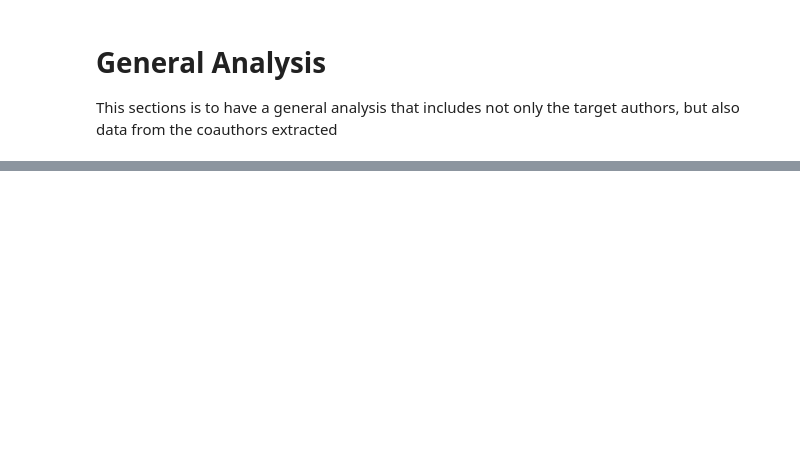
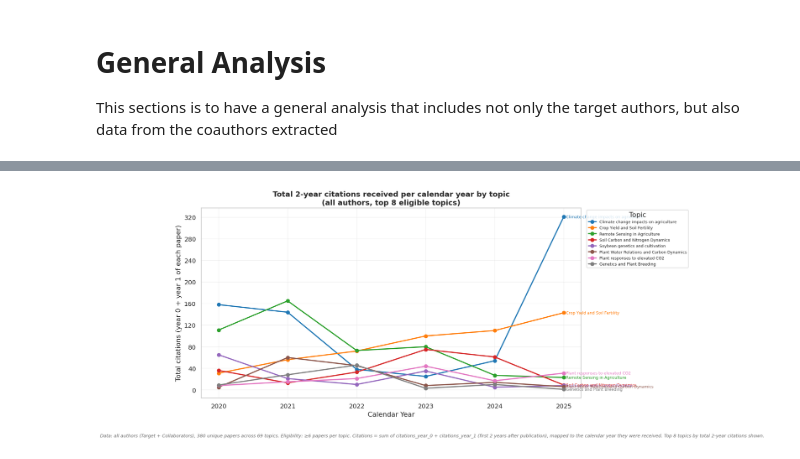
Before and after one commit to Ciampitti-Lab/PublicationAnalysis, a Jupyter notebook: books/All_Authors_analysis.ipynb, the cells around one changed output, grey strips where cells are left out. Drawn from its saved outputs; the diff is of its cells as text; code cells hidden in the pictures; blank space fills up the shorter version.

```diff
--- a/books/All_Authors_analysis.ipynb
+++ b/books/All_Authors_analysis.ipynb
@@ -107,0 +47,86 @@ plt.show()
+# %%
+# ══════════════════════════════════════════════════════════════════════════════
+# CELL 1 (all authors) — Total 2-yr citations received per calendar year by topic
+# ══════════════════════════════════════════════════════════════════════════════
+import pandas as pd, numpy as np, matplotlib.pyplot as plt, seaborn as sns
+
+ACTUAL_Y = 2025; PLOT_START = 2020; PLOT_END = 2025; TOP_N = 8
+TOPIC_COL = "primary_topic"
+
+df = filtered_all_df_corr.copy()
+df["publication_year"] = pd.to_numeric(df["publication_year"], errors="coerce").astype("Int64")
+cit_cols = [c for c in df.columns if c.startswith("citations_year_")]
+df[cit_cols] = df[cit_cols].apply(pd.to_numeric, errors="coerce")
+
+# --- Melt to long, restrict to 2-year window (offset 0 and 1) ---------------
+long = (
+    df[["article_id", "publication_year", TOPIC_COL] + cit_cols]
+    .dropna(subset=[TOPIC_COL, "publication_year"])
+    .melt(id_vars=["article_id", "publication_year", TOPIC_COL],
+          value_vars=cit_cols, var_name="cit_col", value_name="citations")
+)
+long["offset"]        = long["cit_col"].str.extract(r"(\d+)$").astype(int)
+long["calendar_year"] = long["publication_year"].astype(int) + long["offset"]
+long["citations"]     = long["citations"].fillna(0)
+
+# Keep only the 2-year window and the plot range
+long = long[long["offset"].isin([0, 1])]
+long = long[(long["calendar_year"] >= PLOT_START) & (long["calendar_year"] <= PLOT_END)]
+
+# --- Eligibility: topics with >= floor(mean)+1 unique papers -----------------
+paper_counts = df.dropna(subset=[TOPIC_COL]).groupby(TOPIC_COL)["article_id"].nunique()
+min_papers   = int(np.floor(paper_counts.mean())) + 1
+eligible     = paper_counts[paper_counts >= min_papers].index
+long         = long[long[TOPIC_COL].isin(eligible)]
+
+# --- Aggregate ---------------------------------------------------------------
+agg = long.groupby([TOPIC_COL, "calendar_year"])["citations"].sum().reset_index()
+
+top_topics = (
+    agg.groupby(TOPIC_COL)["citations"].sum()
+    .nlargest(TOP_N).index.tolist()
+)
+agg = agg[agg[TOPIC_COL].isin(top_topics)]
+
+pivot = (
+    agg.pivot(index="calendar_year", columns=TOPIC_COL, values="citations")
+    .reindex(columns=top_topics)
+    .reindex(range(PLOT_START, PLOT_END + 1))
+    .fillna(0)
+)
+
+# --- Plot --------------------------------------------------------------------
+palette     = sns.color_palette("tab10", n_colors=TOP_N)
+topic_color = dict(zip(top_topics, palette))
+
+fig, ax = plt.subplots(figsize=(13, 6))
+for topic in top_topics:
+    ax.plot(pivot.index, pivot[topic], marker="o", linewidth=2,
+            label=topic, color=topic_color[topic])
+    last_val = pivot[topic].iloc[-1]
+    ax.annotate(topic, xy=(pivot.index[-1], last_val),
+                xytext=(4, 0), textcoords="offset points",
+                fontsize=7, color=topic_color[topic], va="center")
+
+ax.set_title(f"Total 2-year citations received per calendar year by topic\n(all authors, top {TOP_N} eligible topics)",
+             fontsize=13, fontweight="bold")
+ax.set_xlabel("Calendar Year")
+ax.set_ylabel("Total citations (year 0 + year 1 of each paper)")
+ax.set_xticks(range(PLOT_START, PLOT_END + 1))
+ax.yaxis.set_major_locator(plt.MaxNLocator(integer=True))
+ax.legend(title="Topic", bbox_to_anchor=(1.01, 1), loc="upper left", fontsize=7)
+ax.grid(alpha=0.25)
+
+note = (
+    f"Data: all authors (Target + Collaborators), {df['article_id'].nunique()} unique papers across "
+    f"{df[TOPIC_COL].nunique()} topics. Eligibility: ≥{min_papers} papers per topic. "
+    f"Citations = sum of citations_year_0 + citations_year_1 (first 2 years after publication), "
+    f"mapped to the calendar year they were received. Top {TOP_N} topics by total 2-year citations shown."
+)
+fig.text(0.5, -0.04, note, ha="center", fontsize=8, color="dimgray", style="italic")
+plt.tight_layout()
+plt.subplots_adjust(bottom=0.12)
+plt.show()
+print(f"Eligibility threshold: ≥{min_papers} papers | Topics eligible: {len(eligible)}/{len(paper_counts)}")
+# %% [output]
+[figure, added]
```
Also changed, not shown: parts of 11 cells of this notebook, 2 other files.
